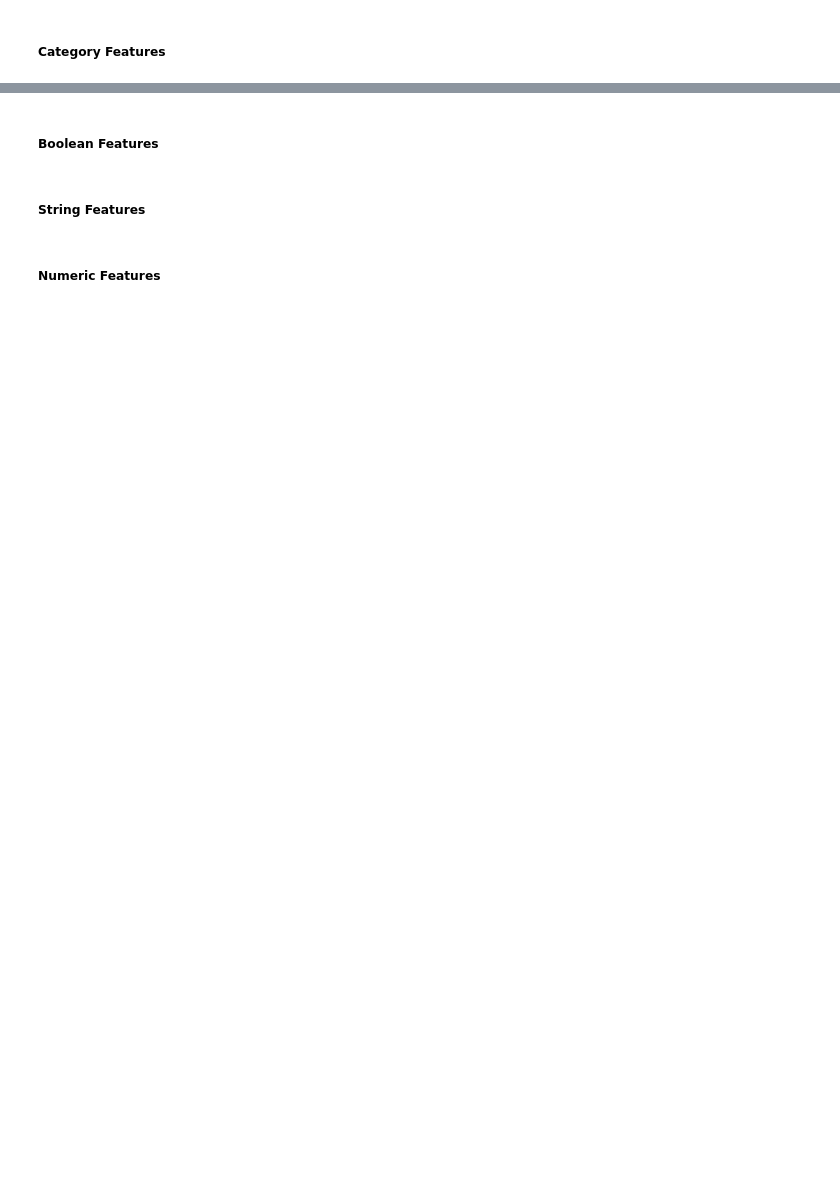
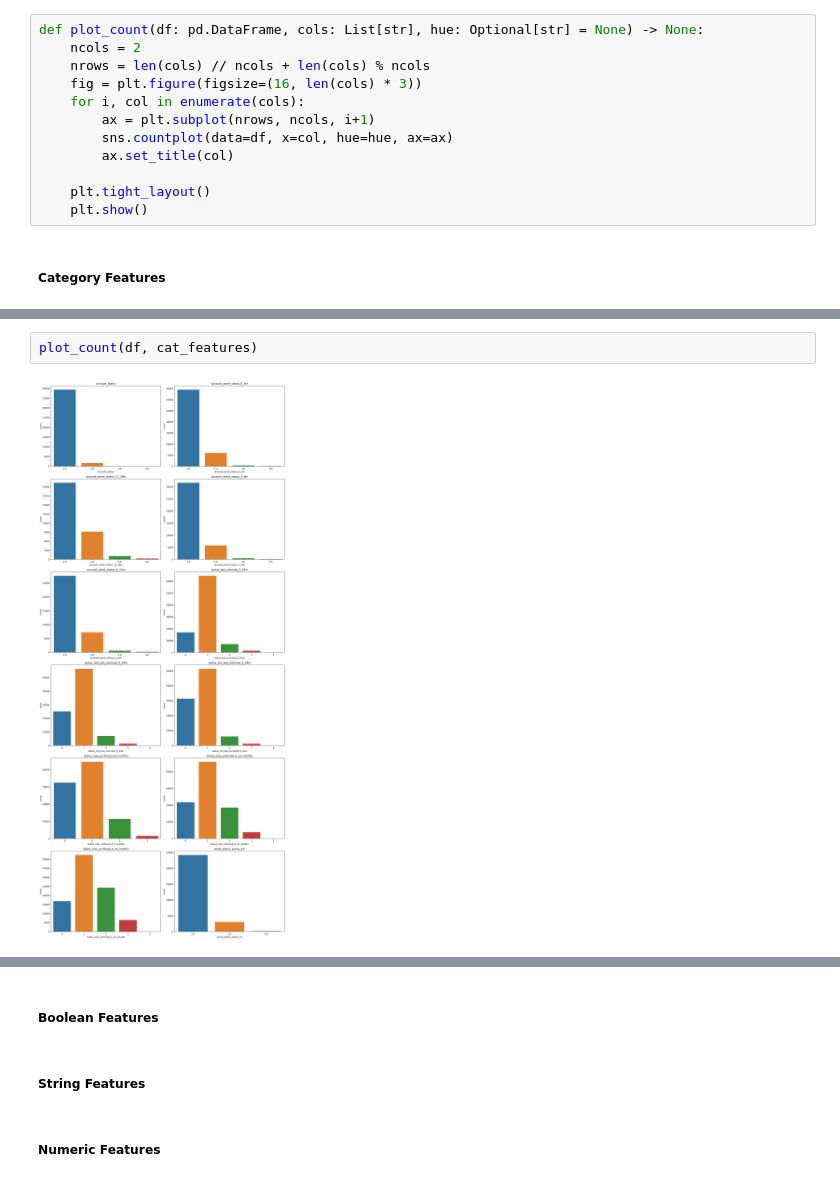
Before and after one commit to gfluz94/aws-deploy-cicd, a Jupyter notebook: notebooks/Training.ipynb, the cells around one changed output, grey strips where cells are left out. Drawn from its saved outputs; the diff is of its cells as text; blank space fills up the shorter version.

```diff
--- a/notebooks/Training.ipynb
+++ b/notebooks/Training.ipynb
@@ -125,2 +136,14 @@ Name: default, dtype: float64
+# %%
+def plot_count(df: pd.DataFrame, cols: List[str], hue: Optional[str] = None) -> None:
+    ncols = 2
+    nrows = len(cols) // ncols + len(cols) % ncols
+    fig = plt.figure(figsize=(16, len(cols) * 3))
+    for i, col in enumerate(cols):
+        ax = plt.subplot(nrows, ncols, i+1)
+        sns.countplot(data=df, x=col, hue=hue, ax=ax)
+        ax.set_title(col)
+
+    plt.tight_layout()
+    plt.show()
 # %% [markdown]
 ##### Category Features
@@ -126,0 +184,4 @@ Name: default, dtype: float64
+# %%
+plot_count(df, cat_features)
+# %% [output]
+[figure, added]
```
Also changed, not shown: parts of 7 cells of this notebook.
